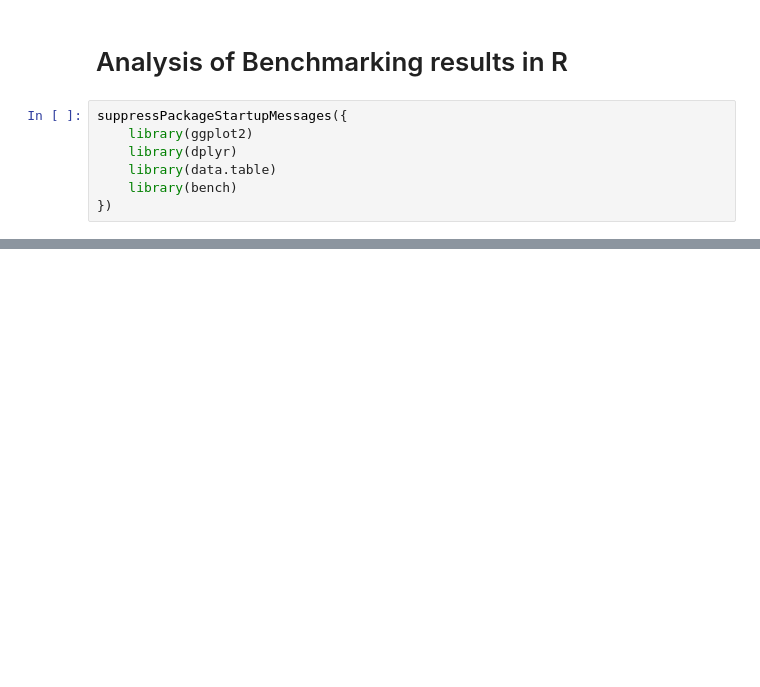
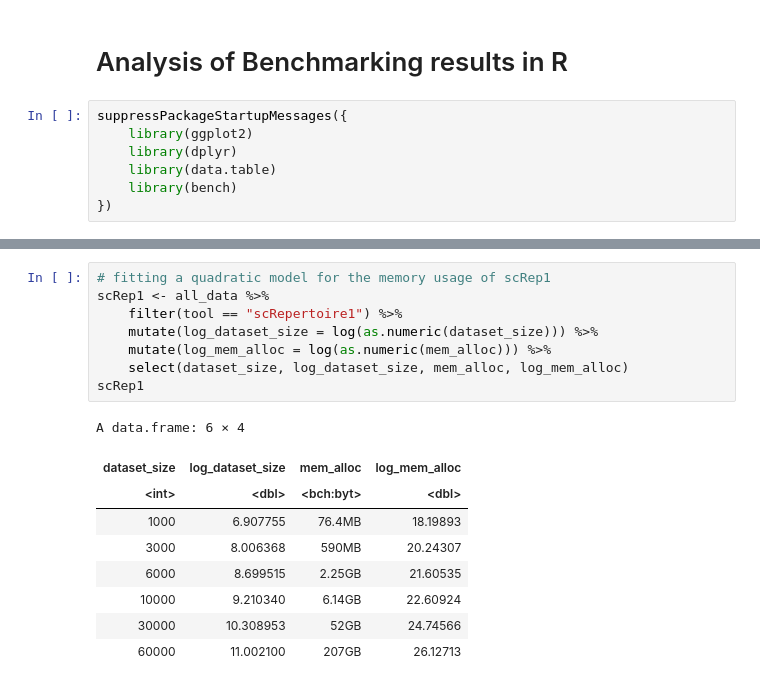
Before and after one commit to BorchLab/scRepertoire.v2_manuscript, a Jupyter notebook: supplemental-analysis/combineTCR-benchmark/result-analysis.ipynb, the cells around one changed output, grey strips where cells are left out. Drawn from its saved outputs; the diff is of its cells as text; blank space fills up the shorter version.

```diff
--- a/supplemental-analysis/combineTCR-benchmark/result-analysis.ipynb
+++ b/supplemental-analysis/combineTCR-benchmark/result-analysis.ipynb
@@ -48,0 +55,18 @@ ggplot(all_data, aes(x = log(dataset_size), y = log(mem_alloc), color = tool, fi
+# %%
+# fitting a quadratic model for the memory usage of scRep1
+scRep1 <- all_data %>%
+    filter(tool == "scRepertoire1") %>%
+    mutate(log_dataset_size = log(as.numeric(dataset_size))) %>%
+    mutate(log_mem_alloc = log(as.numeric(mem_alloc))) %>%
+    select(dataset_size, log_dataset_size, mem_alloc, log_mem_alloc)
+scRep1
+# %% [output]
+A data.frame: 6 × 4
+| dataset_size | log_dataset_size | mem_alloc | log_mem_alloc |
+| <int> | <dbl> | <bch:byt> | <dbl> |
+| 1000 | 6.907755 | 76.4MB | 18.19893 |
+| 3000 | 8.006368 | 590MB | 20.24307 |
+| 6000 | 8.699515 | 2.25GB | 21.60535 |
+| 10000 | 9.210340 | 6.14GB | 22.60924 |
+| 30000 | 10.308953 | 52GB | 24.74566 |
+| 60000 | 11.002100 | 207GB | 26.12713 |
```
Also changed, not shown: parts of 8 cells of this notebook, 2 other files.
